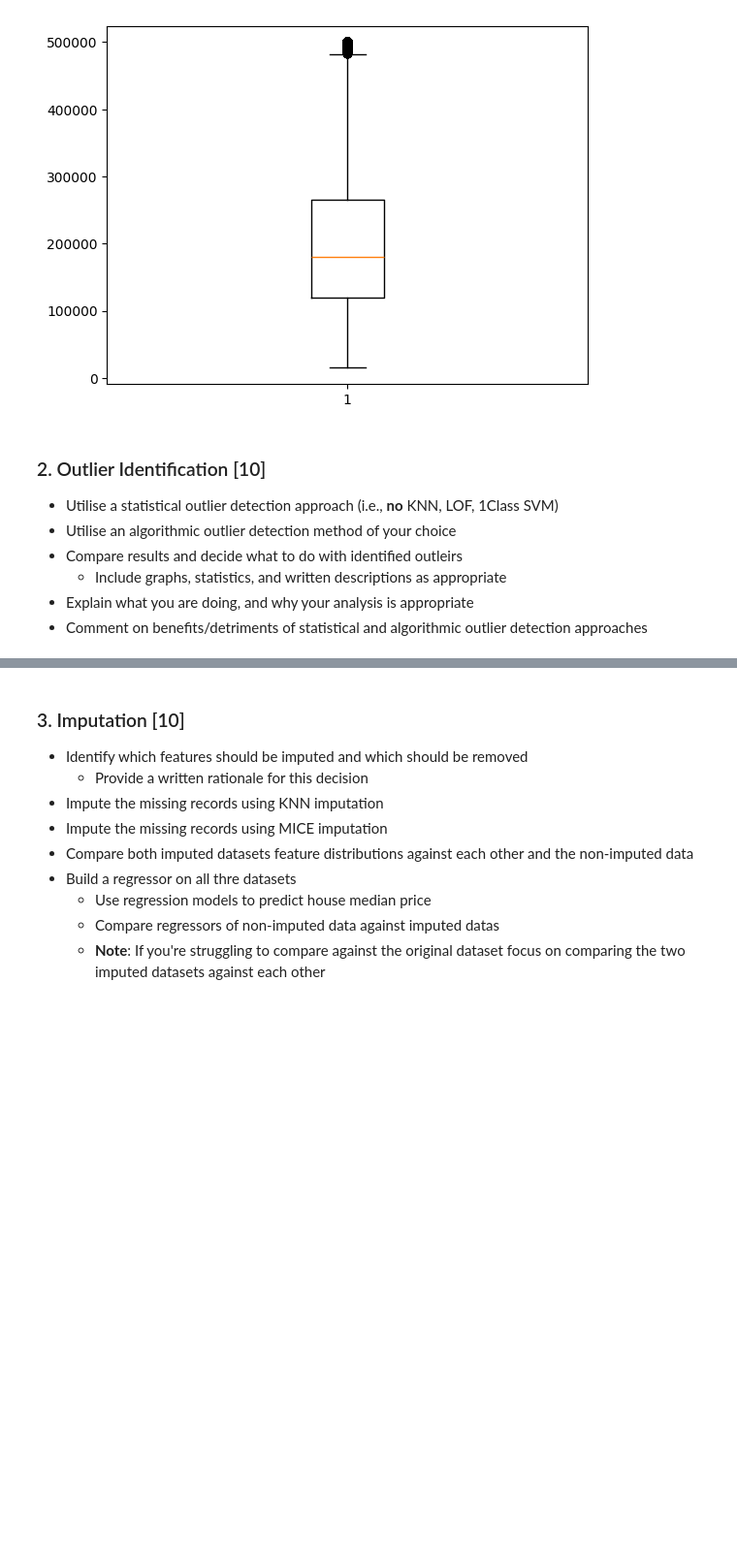
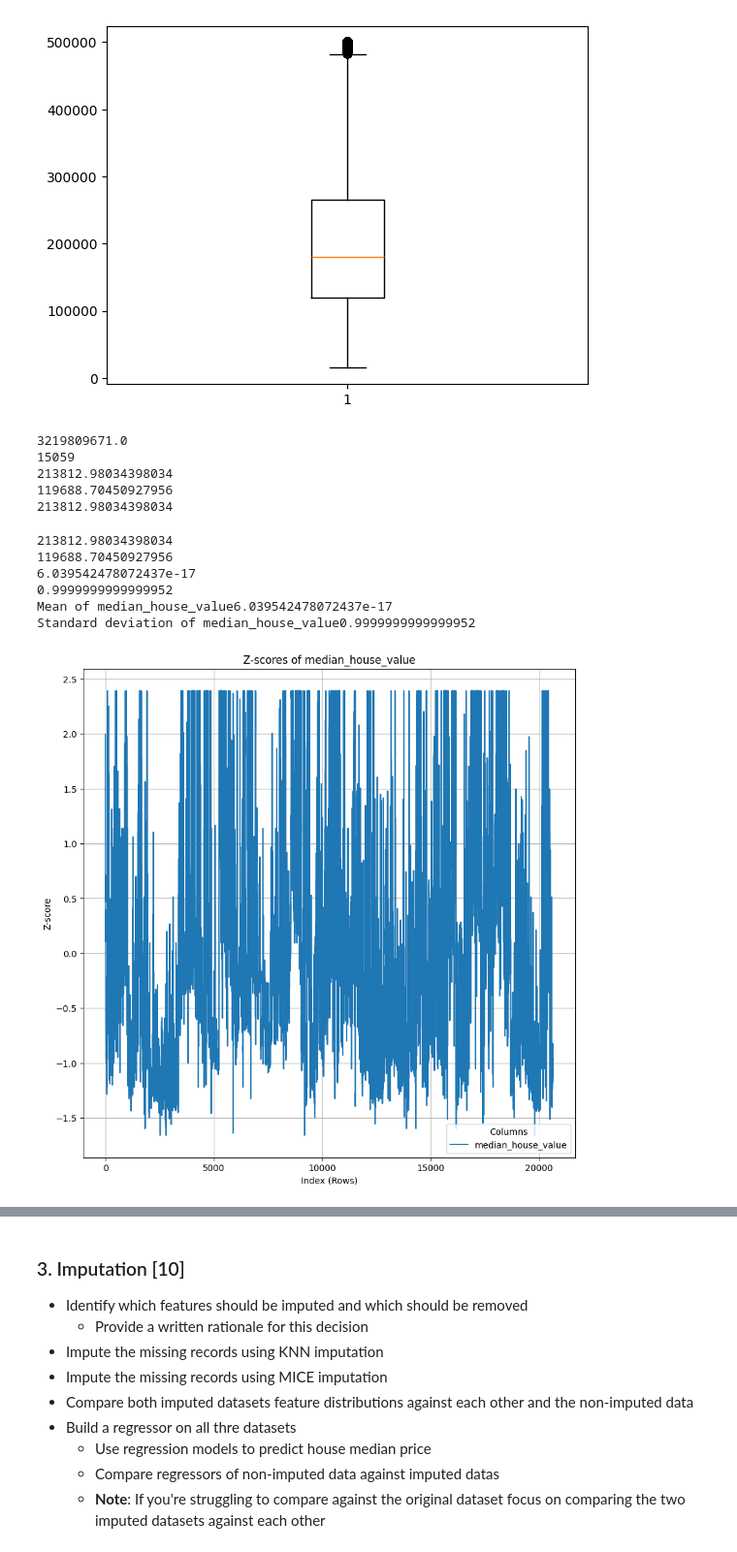
Before and after one commit to kenzfinn/csc1035_lecture_examples, a Jupyter notebook: Coursework/CSC3831_Final_Assessment.ipynb, the cells around one changed output, grey strips where cells are left out. Shown at 97% size. Drawn from its saved outputs; the diff is of its cells as text; code cells hidden in the pictures; blank space fills up the shorter version.

```diff
--- a/Coursework/CSC3831_Final_Assessment.ipynb
+++ b/Coursework/CSC3831_Final_Assessment.ipynb
@@ -84,11 +76,54 @@ plt.boxplot(houses_corrupted["median_house_value"])
 plt.show()
 # %% [output]
 [figure]
-# %% [markdown]
-### 2. Outlier Identification [10]
-- Utilise a statistical outlier detection approach (i.e., **no** KNN, LOF, 1Class SVM)
-- Utilise an algorithmic outlier detection method of your choice
-- Compare results and decide what to do with identified outleirs
-  - Include graphs, statistics, and written descriptions as appropriate
-- Explain what you are doing, and why your analysis is appropriate
-- Comment on benefits/detriments of statistical and algorithmic outlier detection approaches
+# %%
+counter = 0
+total = 0
+for values in houses_corrupted["median_house_value"]:
+  total = total + values
+  counter +=1
+print(total)
+print(counter)
+print(total/counter)
+
+stand = houses_corrupted["median_house_value"].std()
+mean = houses_corrupted["median_house_value"].mean()
+print(stand)
+print(mean)
+# %% [output]
+3219809671.0
+15059
+213812.98034398034
+119688.70450927956
+213812.98034398034
+# %%
+#print(houses_corrupted["population"].mean())
+#print(houses_corrupted["population"].std())
+df = houses_corrupted
+print(houses_corrupted["median_house_value"].mean())
+print(houses_corrupted["median_house_value"].std())
+z_scores = (df - df.mean()) / df.std()
+print(z_scores["median_house_value"].mean())
+print(z_scores["median_house_value"].std())
+
+print("Mean of median_house_value" + str(z_scores["median_house_value"].mean()))
+print("Standard deviation of median_house_value" + str(z_scores["median_house_value"].std()))
+plt.figure(figsize=(10, 10))
+
+plt.plot(z_scores.index, z_scores["median_house_value"], label="median_house_value")
+
+# Customizing the plot
+plt.title("Z-scores of median_house_value")
+plt.xlabel("Index (Rows)")
+plt.ylabel("Z-score")
+plt.legend(title="Columns")
+plt.grid(True)
+plt.show()
+# %% [output]
+213812.98034398034
+119688.70450927956
+6.039542478072437e-17
+0.9999999999999952
+Mean of median_house_value6.039542478072437e-17
+Standard deviation of median_house_value0.9999999999999952
+[figure, added]
```
Also changed, not shown: parts of 3 cells of this notebook.
